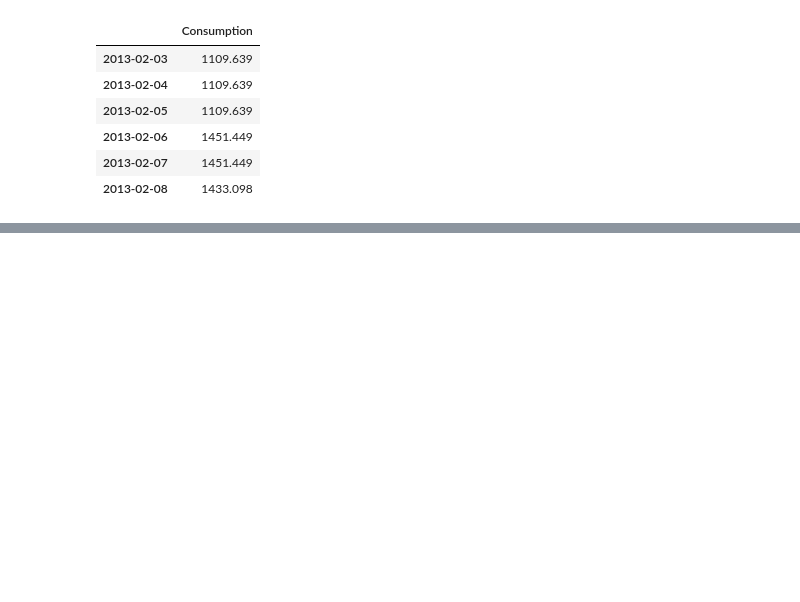
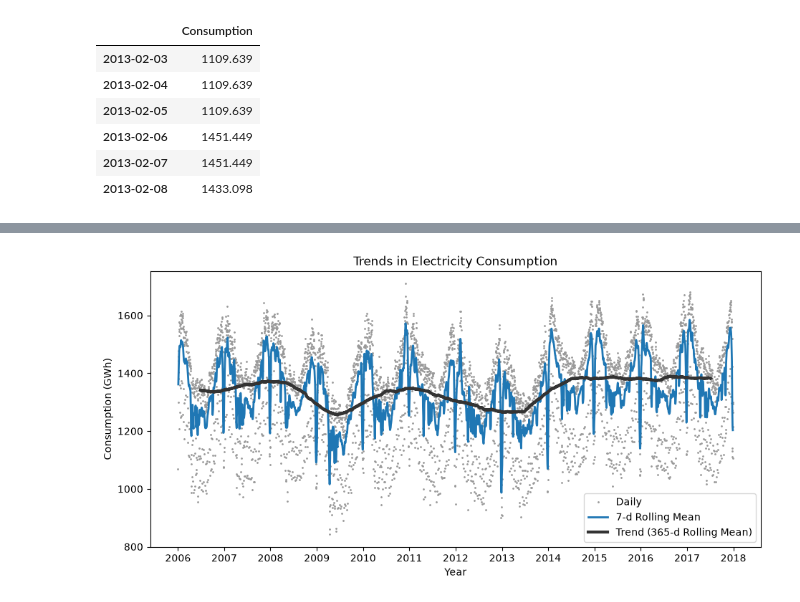
Before and after one commit to HuyHoangg10/AIO, a Jupyter notebook: module3/week1/homework/time_series.ipynb, the cells around one changed output, grey strips where cells are left out. Saved outputs shown, nothing was run; the diff lists cells and outputs as text; code cells hidden in the pictures; blank space fills up the shorter version.

```diff
--- a/module3/week1/homework/time_series.ipynb
+++ b/module3/week1/homework/time_series.ipynb
@@ -95,0 +134,10 @@ consump_sample
+# %%
+#7 Rolling
+# Specify the feature columns to analyze
+data_columns = ['Consumption', 'Wind', 'Solar', 'Wind+Solar']
+
+# Compute the centered 7-day rolling mean
+opsd_7d = data[data_columns].rolling(window=7, center=True).mean()
+
+# Preview the first 10 rows
+opsd_7d.head(10)
@@ -95,0 +157,33 @@ consump_sample
+# %%
+#8. Trend
+import matplotlib.dates as mdates
+
+# Compute the 365-day rolling mean (min_periods=360 handles isolated missing values)
+opsd_365d = data[data_columns].rolling(
+    window=365, center=True, min_periods=360
+).mean()
+
+# Initialize the figure and axes
+fig, ax = plt.subplots(figsize=(11, 5))
+
+# Plot daily totals as light gray points (captures raw variations)
+ax.plot(data['Consumption'], marker='.', markersize=2, color='0.6',
+        linestyle='None', label='Daily')
+
+# Plot 7-day rolling mean (filters out weekly seasonality)
+ax.plot(opsd_7d['Consumption'], linewidth=2, label='7-d Rolling Mean')
+
+# Plot 365-day rolling mean (filters out annual seasonality to reveal long-term trend)
+ax.plot(opsd_365d['Consumption'], color='0.2', linewidth=3,
+        label='Trend (365-d Rolling Mean)')
+
+# Set yearly x-axis tick locators and styling
+ax.xaxis.set_major_locator(mdates.YearLocator())
+ax.set_xlabel('Year')
+ax.set_ylabel('Consumption (GWh)')
+ax.set_title('Trends in Electricity Consumption')
+ax.legend()
+
+plt.show()
+# %% [output]
+[figure, added]
```
Also changed, not shown: parts of 6 cells of this notebook.
